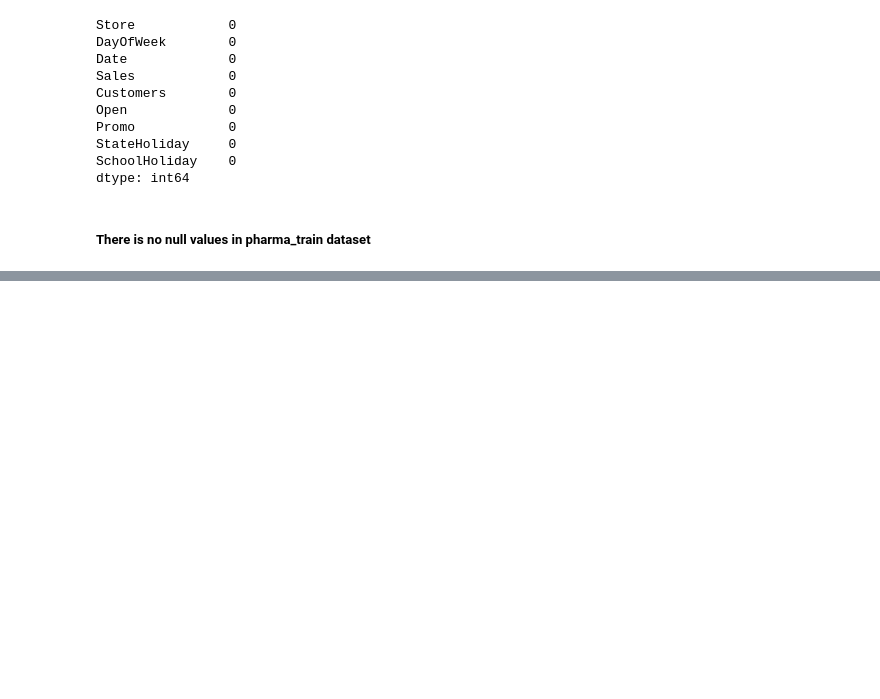
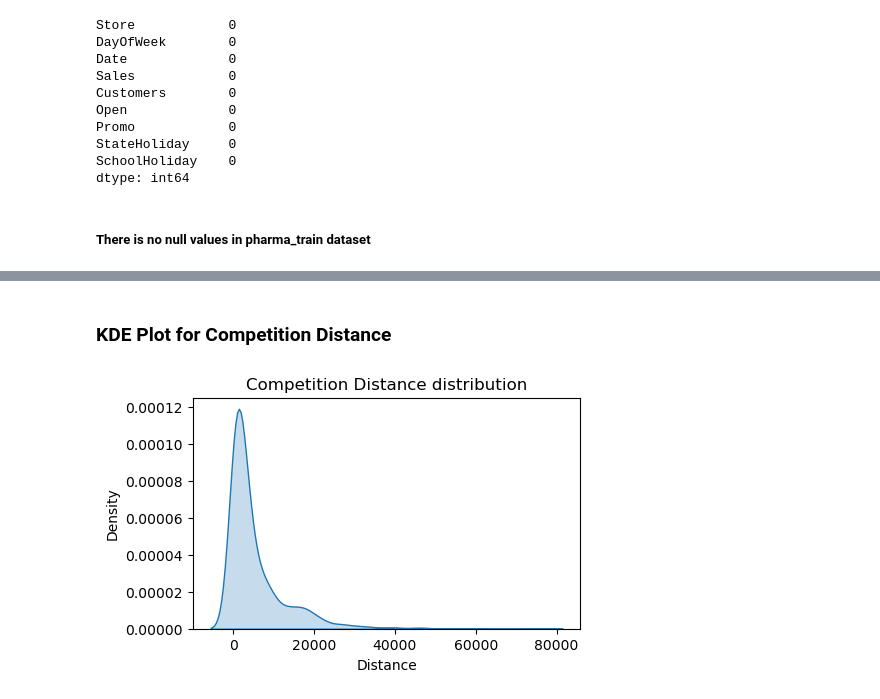
Before and after one commit to Hemamagam/Project-6--Pharmaceutical-Sale-Prediction-, a Jupyter notebook: Task1_purchase_behaviour.ipynb, the cells around one changed output, grey strips where cells are left out. Cells and saved outputs as stored; diff of their text form; code cells hidden in the pictures; blank space fills up the shorter version.

```diff
--- a/Task1_purchase_behaviour.ipynb
+++ b/Task1_purchase_behaviour.ipynb
@@ -424,0 +493,11 @@ pharma_store.corr().round(2)
+# %% [markdown]
+### KDE Plot for Competition Distance
+# %%
+plt.figure(figsize=(5,3))
+sns.kdeplot(pharma_store['CompetitionDistance'],fill=True)
+plt.title('Competition Distance distribution')
+plt.xlabel('Distance')
+plt.ylabel('Density')
+plt.show()
+# %% [output]
+[figure, added]
```
Also changed, not shown: parts of 35 cells of this notebook.
